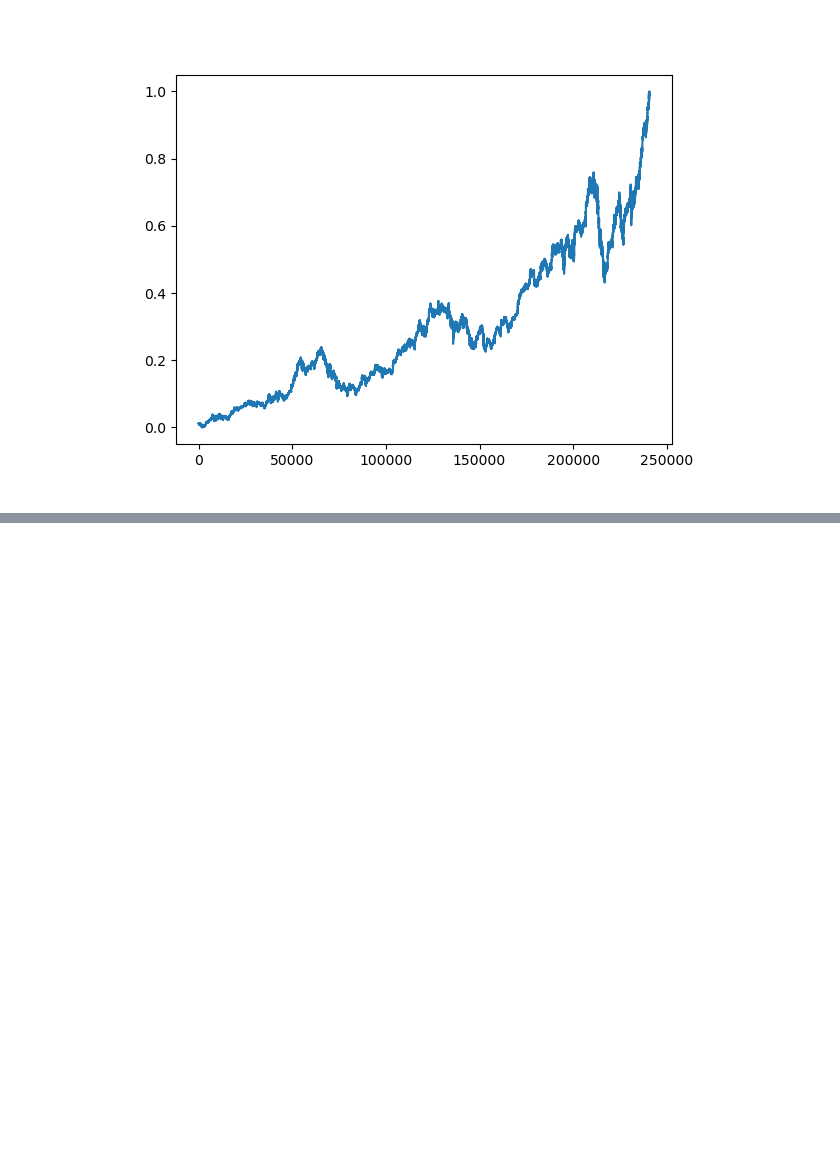
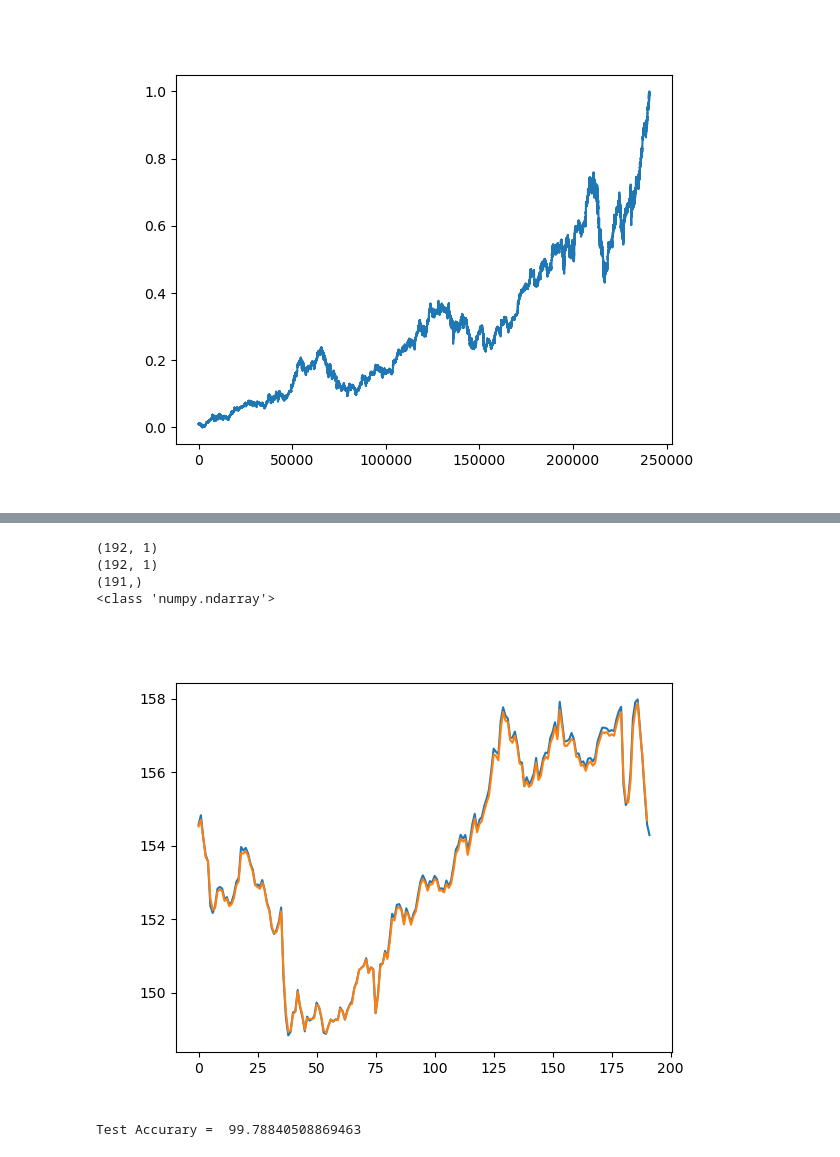
Before and after one commit to Aaronlozhkin/Apple-LSTM-Stock-Predictor, a Jupyter notebook: predictingAPPL.ipynb, the cells around one changed output, grey strips where cells are left out. Cells and saved outputs as stored; diff of their text form; code cells hidden in the pictures; blank space fills up the shorter version.

```diff
--- a/predictingAPPL.ipynb
+++ b/predictingAPPL.ipynb
@@ -400,0 +544,53 @@ plt.show(f3)
+# %%
+test = TensorDataset(X_test.float(), Y_test.squeeze().float())
+test_dataloader = DataLoader(test, batch_size=64, shuffle=False)
+
+predicted_test = np.array([])
+predicted_true_test = np.array([])
+
+losslist = []
+
+for idx, (x, y) in enumerate(test_dataloader):
+    out = model(x)
+    losslist.append(criterion(out.squeeze(), y))
+    out = torch.flatten(out).cpu().detach().numpy()
+    predicted_test = np.concatenate((predicted_test, out))
+    predicted_true_test = np.concatenate((predicted_true_test, torch.flatten(y).cpu().numpy()))
+
+predicted_test = scalerY.inverse_transform(predicted_test.reshape(-1,1))
+predicted_true_test = scalerY.inverse_transform(predicted_true_test.reshape(-1,1))
+
+f2, ax2 = plt.subplots(1)
+
+print(predicted_true_test.shape)
+print(predicted_test.shape)
+
+import numpy as np
+from scipy.ndimage.interpolation import shift
+
+xs = np.array([ 0.,  1.,  2.,  3.,  4.,  5.,  6.,  7.,  8.,  9.])
+
+shift(xs, 3, cval=np.NaN)
+
+ax2.plot(predicted_true_test)
+predicted_test = np.squeeze(predicted_test)
+predicted_test = shift(predicted_test, -1, cval=np.NaN)
+predicted_test = predicted_test[~np.isnan(predicted_test)]
+print(predicted_test.shape)
+print(type(predicted_test))
+ax2.plot(predicted_test)
+
+# title('Test Dataset - APPL Price mid2018 - 2019')
+# ax2.set_ylim(ymin=0)
+plt.show(f2)
+# %% [output]
+(192, 1)
+(192, 1)
+(191,)
+<class 'numpy.ndarray'>
+[figure, added]
+# %%
+diff = np.abs((predicted_test+1)-(predicted_true_test+1)) / (predicted_true_test+1)
+print("Test Accurary = ", 100 - np.mean(diff)*100)
+# %% [output]
+Test Accurary =  99.78840508869463
```
Also changed, not shown: parts of 14 cells of this notebook.
